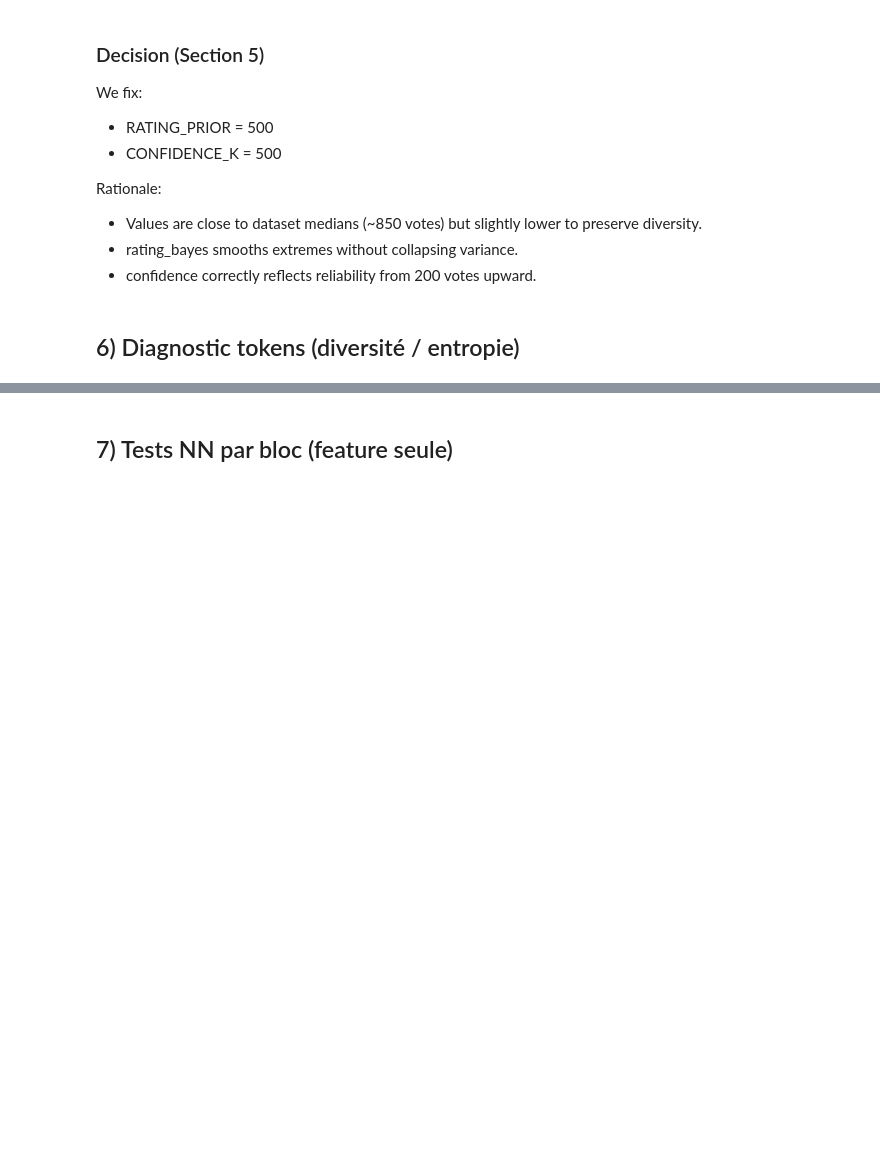
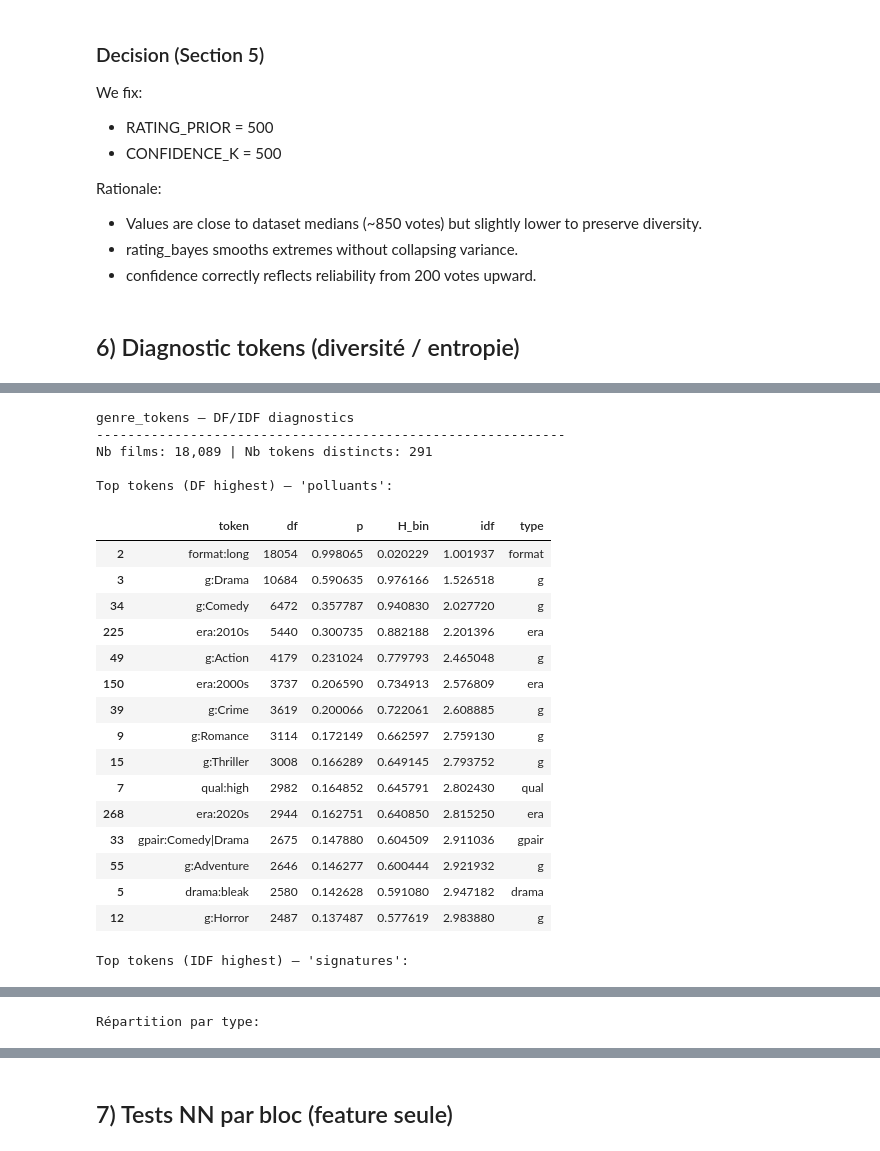
Before and after one commit to GautBlrn/movie-recommender, a Jupyter notebook: notebooks/Encodage_IMDb_movies.ipynb, the cells around one changed output, grey strips where cells are left out. Cells and saved outputs as stored; diff of their text form; code cells hidden in the pictures; blank space fills up the shorter version.

```diff
--- a/notebooks/Encodage_IMDb_movies.ipynb
+++ b/notebooks/Encodage_IMDb_movies.ipynb
@@ -420,0 +431,79 @@ Top 15 tokens:
+# %%
+def binary_entropy(p: float) -> float:
+    if p <= 0 or p >= 1:
+        return 0.0
+    return float(-(p*math.log(p, 2) + (1-p)*math.log(1-p, 2)))
+
+def genre_token_df_stats(series: pd.Series, top_k: int = 20, prefix_filter: str | None = None):
+    docs = series.fillna("").astype(str).apply(lambda s: set(s.split()))
+    N = len(docs)
+
+    df_counts = Counter()
+    for toks in docs:
+        if prefix_filter:
+            toks = {t for t in toks if t.startswith(prefix_filter)}
+        for t in toks:
+            df_counts[t] += 1
+
+    stats = (
+        pd.DataFrame({"token": list(df_counts.keys()), "df": list(df_counts.values())})
+          .assign(p=lambda x: x["df"] / N)
+    )
+    stats["H_bin"] = stats["p"].apply(binary_entropy)
+    stats["idf"] = np.log((N + 1) / (stats["df"] + 1)) + 1
+
+    # petit bonus : type de token
+    def tok_type(t: str) -> str:
+        return t.split(":", 1)[0] if ":" in t else "other"
+    stats["type"] = stats["token"].apply(tok_type)
+
+    print("\ngenre_tokens — DF/IDF diagnostics" + (f" ({prefix_filter})" if prefix_filter else ""))
+    print("-" * 60)
+    print(f"Nb films: {N:,} | Nb tokens distincts: {len(stats):,}")
+
+    # top polluants (DF haut)
+    print("\nTop tokens (DF highest) — 'polluants':")
+    display(stats.sort_values("df", ascending=False).head(top_k))
+
+    # top signatures (IDF haut)
+    print("\nTop tokens (IDF highest) — 'signatures':")
+    display(stats.sort_values("idf", ascending=False).head(top_k))
+
+    # par type
+    print("\nRépartition par type:")
+    display(stats.groupby("type").agg(
+        tokens=("token","count"),
+        avg_df=("df","mean"),
+        avg_idf=("idf","mean")
+    ).sort_values("tokens", ascending=False))
+
+    return stats
+
+stats_all = genre_token_df_stats(df["genre_tokens"], top_k=15)
+
+# Optionnel : focus uniquement sur les genres simples/pairs
+stats_g     = genre_token_df_stats(df["genre_tokens"], top_k=15, prefix_filter="g:")
+stats_gpair = genre_token_df_stats(df["genre_tokens"], top_k=15, prefix_filter="gpair:")
+# %% [output]
+genre_tokens — DF/IDF diagnostics
+------------------------------------------------------------
+Nb films: 18,089 | Nb tokens distincts: 291
+
+Top tokens (DF highest) — 'polluants':
+|  | token | df | p | H_bin | idf | type |
+| 2 | format:long | 18054 | 0.998065 | 0.020229 | 1.001937 | format |
+| 3 | g:Drama | 10684 | 0.590635 | 0.976166 | 1.526518 | g |
+| 34 | g:Comedy | 6472 | 0.357787 | 0.940830 | 2.027720 | g |
+| 225 | era:2010s | 5440 | 0.300735 | 0.882188 | 2.201396 | era |
+| 49 | g:Action | 4179 | 0.231024 | 0.779793 | 2.465048 | g |
+| 150 | era:2000s | 3737 | 0.206590 | 0.734913 | 2.576809 | era |
+| 39 | g:Crime | 3619 | 0.200066 | 0.722061 | 2.608885 | g |
+| 9 | g:Romance | 3114 | 0.172149 | 0.662597 | 2.759130 | g |
+| 15 | g:Thriller | 3008 | 0.166289 | 0.649145 | 2.793752 | g |
+| 7 | qual:high | 2982 | 0.164852 | 0.645791 | 2.802430 | qual |
+| 268 | era:2020s | 2944 | 0.162751 | 0.640850 | 2.815250 | era |
+| 33 | gpair:Comedy|Drama | 2675 | 0.147880 | 0.604509 | 2.911036 | gpair |
+| 55 | g:Adventure | 2646 | 0.146277 | 0.600444 | 2.921932 | g |
+| 5 | drama:bleak | 2580 | 0.142628 | 0.591080 | 2.947182 | drama |
+| 12 | g:Horror | 2487 | 0.137487 | 0.577619 | 2.983880 | g |
+Top tokens (IDF highest) — 'signatures':
@@ -420,0 +526 @@ Top 15 tokens:
+Répartition par type:
```
Also changed, not shown: parts of 16 cells of this notebook, 16 other files.
